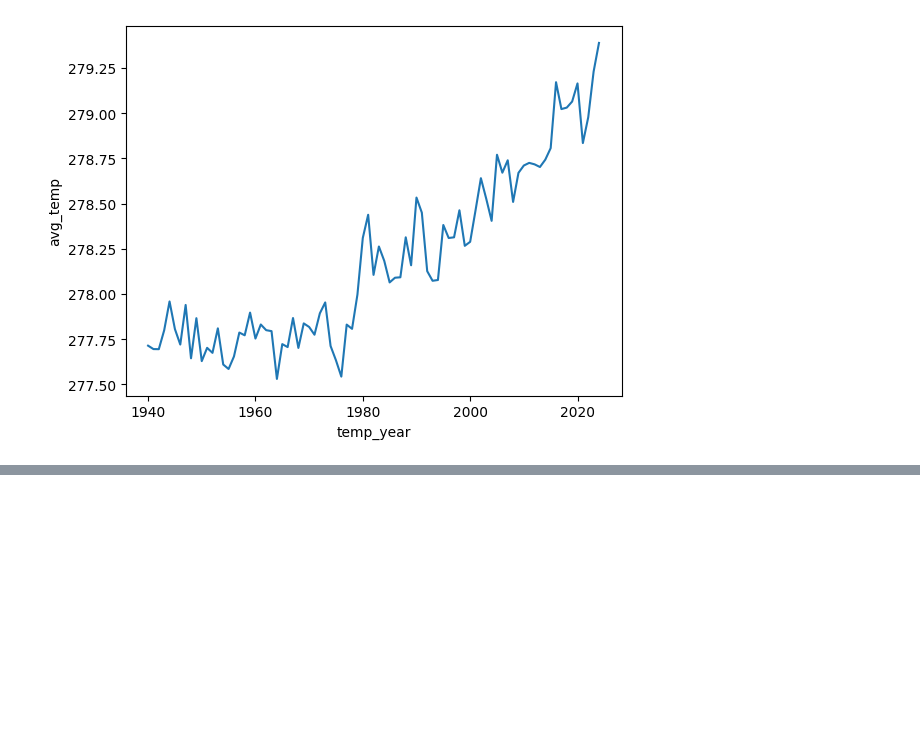
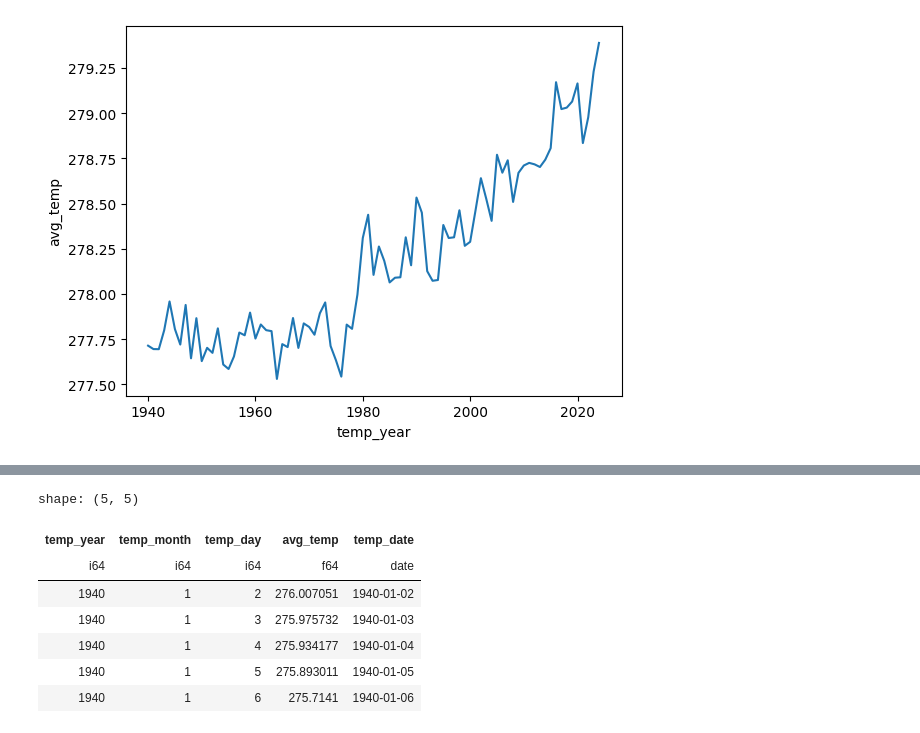
Before and after one commit to iragca/compstat-research, a Jupyter notebook: notebooks/1.1-iragca-cds-data-eda.ipynb, the cells around one changed output, grey strips where cells are left out. Cells and saved outputs as stored; diff of their text form; code cells hidden in the pictures; blank space fills up the shorter version.

```diff
--- a/notebooks/1.1-iragca-cds-data-eda.ipynb
+++ b/notebooks/1.1-iragca-cds-data-eda.ipynb
@@ -117,0 +153,18 @@ sns.lineplot(data=temp_yearly, x="temp_year", y="avg_temp")
+# %%
+temp_daily = temp_daily.with_columns(
+    pl.date(
+        pl.col("temp_year"),
+        pl.col("temp_month"),
+        pl.col("temp_day")
+    ).alias("temp_date")
+)
+temp_daily.head()
+# %% [output]
+shape: (5, 5)
+| temp_year | temp_month | temp_day | avg_temp | temp_date |
+| i64 | i64 | i64 | f64 | date |
+| 1940 | 1 | 2 | 276.007051 | 1940-01-02 |
+| 1940 | 1 | 3 | 275.975732 | 1940-01-03 |
+| 1940 | 1 | 4 | 275.934177 | 1940-01-04 |
+| 1940 | 1 | 5 | 275.893011 | 1940-01-05 |
+| 1940 | 1 | 6 | 275.7141 | 1940-01-06 |
```
Also changed, not shown: parts of 8 cells of this notebook, 1 other file.
